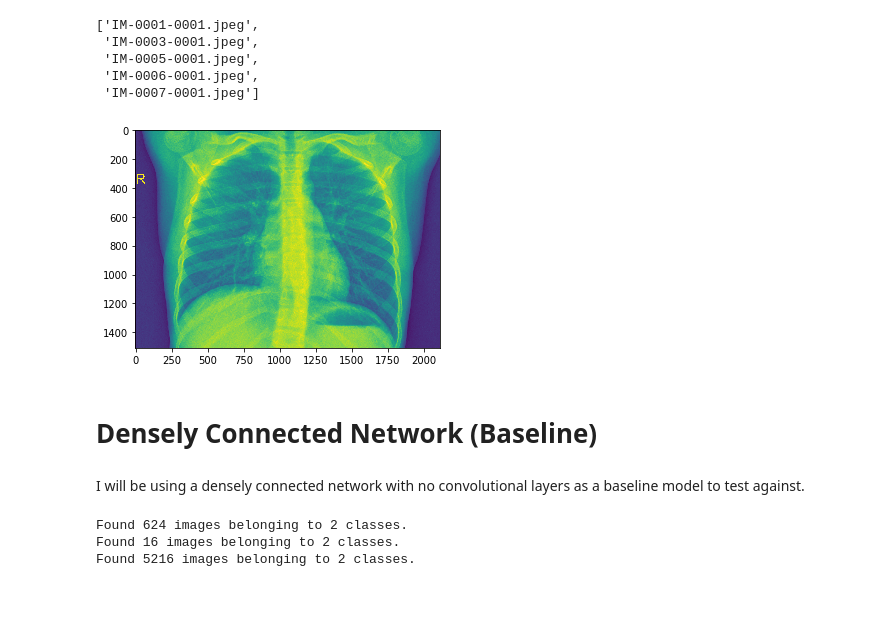
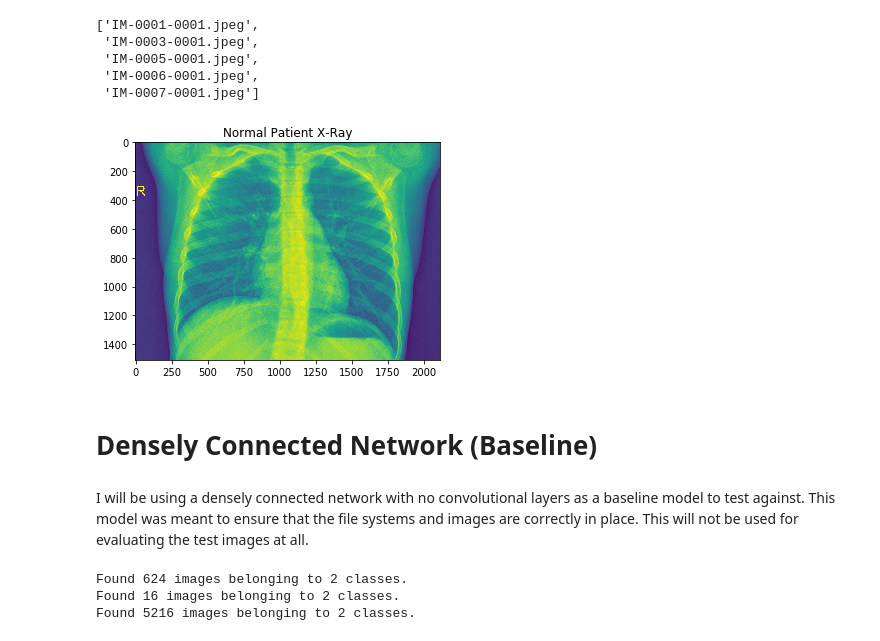
Before and after one commit to msf894/diagnosing-pneumonia-neural-networks, a Jupyter notebook: Project Notebook.ipynb, the cells around one changed output. Drawn from its saved outputs; the diff is of its cells as text; code cells hidden in the pictures; blank space fills up the shorter version.

```diff
--- a/Project Notebook.ipynb
+++ b/Project Notebook.ipynb
@@ -94,13 +127,14 @@ norm_test_images[0:5]
 # %%
 norm_img = mpimg.imread(test_norm +'/' + norm_test_images[1])
 imgplot = plt.imshow(norm_img)
+plt.title('Normal Patient X-Ray')
 plt.show()
 # %% [output]
-[figure, old version]
+[figure, new version]
 # %% [markdown]
 # Densely Connected Network (Baseline)
 # %% [markdown]
-I will be using a densely connected network with no convolutional layers as a baseline model to test against.
+I will be using a densely connected network with no convolutional layers as a baseline model to test against. This model was meant to ensure that the file systems and images are correctly in place. This will not be used for evaluating the test images at all.
 # %%
 # get all the data in the directory data/test (624 images), and reshape them
 test_generator = ImageDataGenerator(rescale=1./255).flow_from_directory(
```
Also changed, not shown: parts of 43 cells of this notebook, 14 other files.
